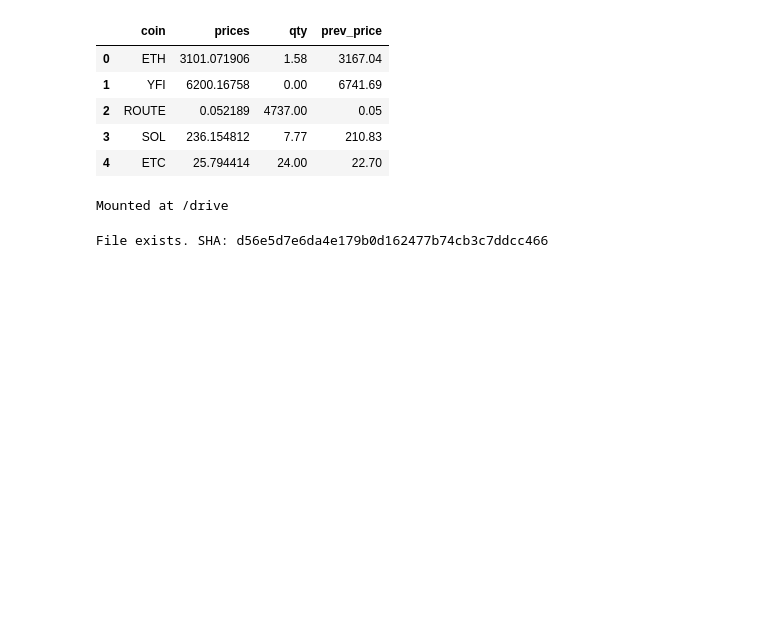
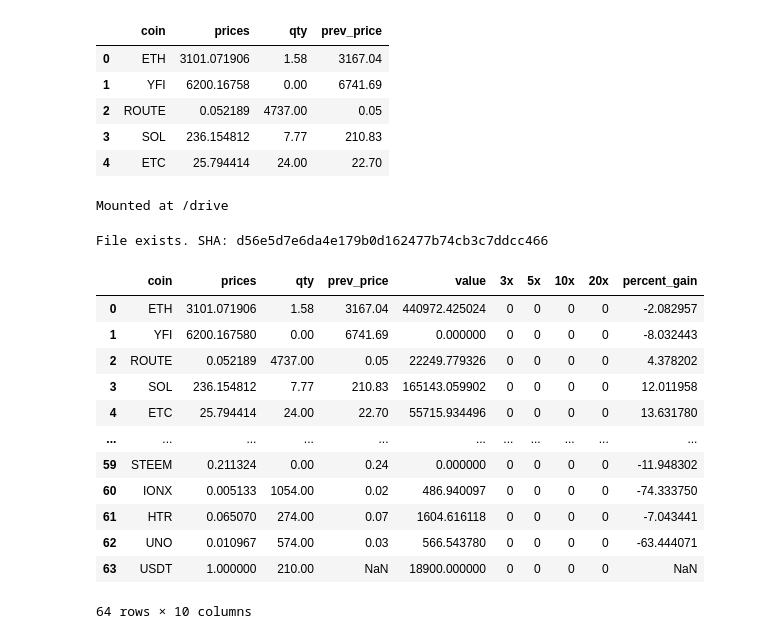
Before and after one commit to philomath18/new_project_24, a Jupyter notebook: crypto_portfolio_tracker.ipynb, the cells around one changed output. Saved outputs shown, nothing was run; the diff lists cells and outputs as text; code cells hidden in the pictures; blank space fills up the shorter version.

```diff
--- a/crypto_portfolio_tracker.ipynb
+++ b/crypto_portfolio_tracker.ipynb
@@ -270,3 +273,39 @@ response = requests.put(url, json=payload, headers=headers)
 #     print(f"Failed to upload file: {response.status_code} {response.text}")
 # %% [output]
 File exists. SHA: d56e5d7e6da4e179b0d162477b74cb3c7ddcc466
+# %%
+def load_data():
+    # Replace with the URL of your raw CSV file on GitHub
+    github_repo_url = "https://raw.githubusercontent.com/philomath18/new_project_24/refs/heads/main/crypto_portfolio_updated.csv"
+
+    # Fetch the data from GitHub
+    response = requests.get(github_repo_url)
+    response.raise_for_status()  # Raise an error for failed requests
+
+    # Load the CSV into a DataFrame
+    df = pd.read_csv(io.StringIO(response.text), sep=',', on_bad_lines='warn')
+
+    # Drop unnecessary columns if they exist
+    df = df.drop('Unnamed: 0', axis=1, errors='ignore')
+
+    return df
+
+
+# Load data
+df = load_data()
+# %%
+df
+# %% [output]
+|  | coin | prices | qty | prev_price | value | 3x | 5x | 10x | 20x | percent_gain |
+| 0 | ETH | 3101.071906 | 1.58 | 3167.04 | 440972.425024 | 0 | 0 | 0 | 0 | -2.082957 |
+| 1 | YFI | 6200.167580 | 0.00 | 6741.69 | 0.000000 | 0 | 0 | 0 | 0 | -8.032443 |
+| 2 | ROUTE | 0.052189 | 4737.00 | 0.05 | 22249.779326 | 0 | 0 | 0 | 0 | 4.378202 |
+| 3 | SOL | 236.154812 | 7.77 | 210.83 | 165143.059902 | 0 | 0 | 0 | 0 | 12.011958 |
+| 4 | ETC | 25.794414 | 24.00 | 22.70 | 55715.934496 | 0 | 0 | 0 | 0 | 13.631780 |
+| ... | ... | ... | ... | ... | ... | ... | ... | ... | ... | ... |
+| 59 | STEEM | 0.211324 | 0.00 | 0.24 | 0.000000 | 0 | 0 | 0 | 0 | -11.948302 |
+| 60 | IONX | 0.005133 | 1054.00 | 0.02 | 486.940097 | 0 | 0 | 0 | 0 | -74.333750 |
+| 61 | HTR | 0.065070 | 274.00 | 0.07 | 1604.616118 | 0 | 0 | 0 | 0 | -7.043441 |
+| 62 | UNO | 0.010967 | 574.00 | 0.03 | 566.543780 | 0 | 0 | 0 | 0 | -63.444071 |
+| 63 | USDT | 1.000000 | 210.00 | NaN | 18900.000000 | 0 | 0 | 0 | 0 | NaN |
+64 rows × 10 columns
```
Also changed, not shown: parts of 2 cells of this notebook.
